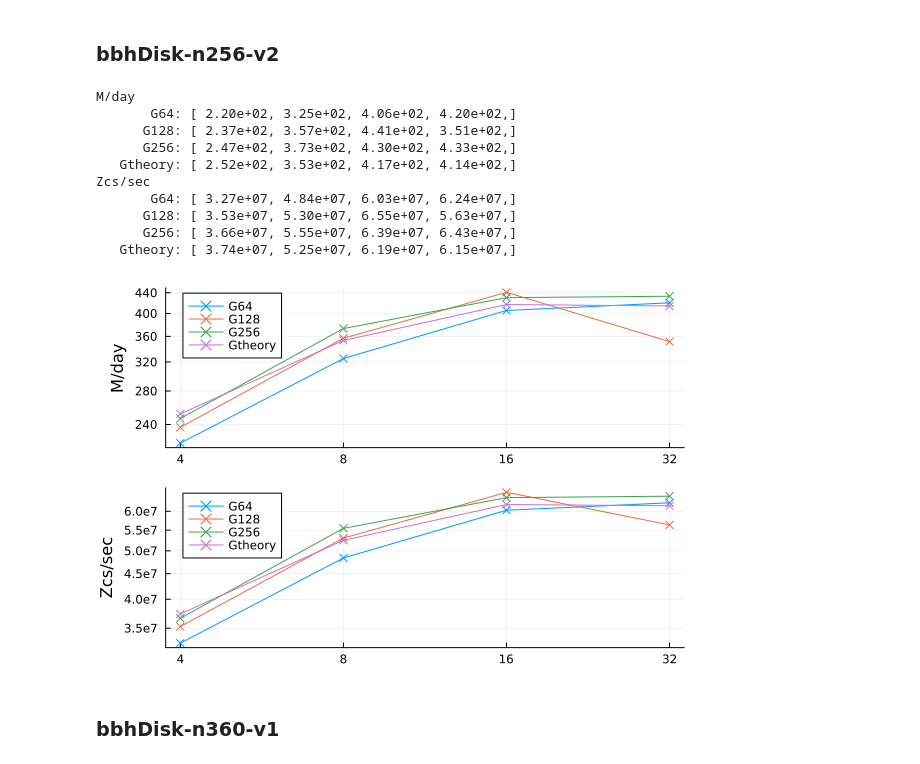
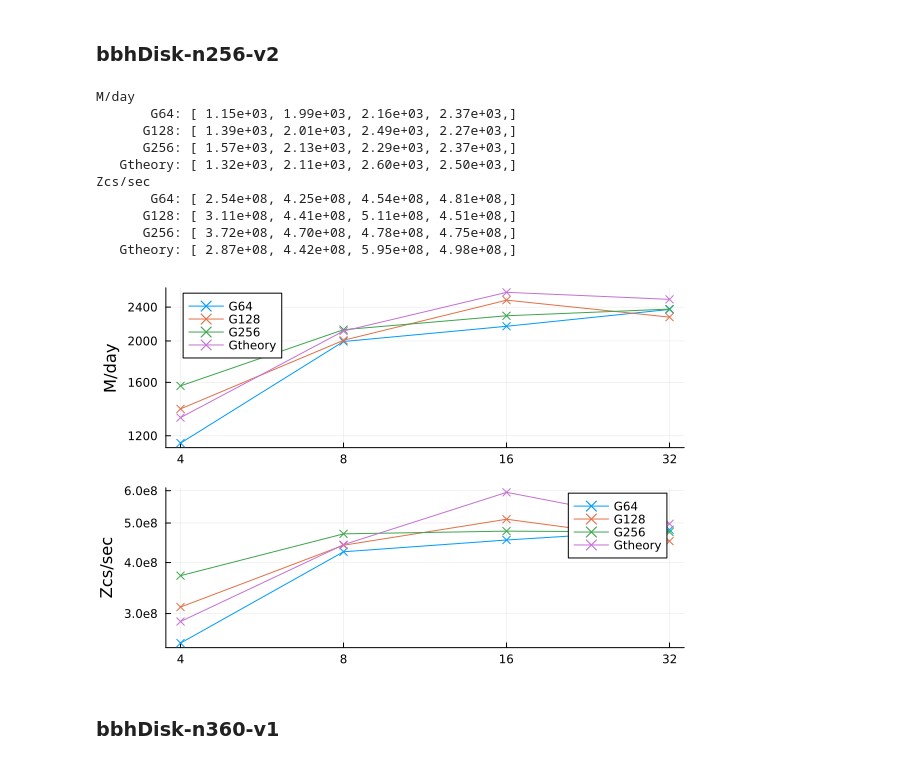
Before and after one commit to lwJi/ETK-Scaling-Tests, a Jupyter notebook: vista/ipynb/bbhDisk-Cowling-SC.ipynb, the cells around one changed output. Saved outputs shown, nothing was run; the diff lists cells and outputs as text; code cells hidden in the pictures.

Commit message:
vista: update bbhDisk-Cowling-SC.ipynb

```diff
--- a/vista/ipynb/bbhDisk-Cowling-SC.ipynb
+++ b/vista/ipynb/bbhDisk-Cowling-SC.ipynb
@@ -60,45 +60,45 @@ let patt_dirss = [
         ([
             (r"Cow_L12_G64-N\d+-MPI\d+_r0000", "G64"),
             (r"Cow_L12_G128-N\d+-MPI\d+_r0000", "G128"),
             (r"Cow_L12_G256-N\d+-MPI\d+_r0000", "G256"),
             (r"Cow_L12_Gtheory-N\d+-MPI\d+_r0000", "Gtheory"),
-        ], "../data/bbhDisk/bbhDisk-n256-v2", :xcross),
+        ], "../data/bbhDisk-SC/bbhDisk-n256-v2", :xcross),
     ]
 
     # Plot M/day
     plt1 = plot(ylabel="M/day", xscale=:log10, yscale=:log10)
     xs = [4, 8, 16, 32]
     xticks!(plt1, xs, [string(n) for n in xs])
-    ys = [240, 280, 320, 360, 400, 440]
+    ys = [1200, 1600, 2000, 2400]
     yticks!(plt1, ys, [string(n) for n in ys])
     println("M/day")
     Misc.plot_scaling(plt1, patt_dirss; option="TotalComputeTime", is_print_value=true)
 
     # Plot Zcs/sec
     plt2 = plot(ylabel="Zcs/sec", xscale=:log10, yscale=:log10)
     xs = [4, 8, 16, 32]
     xticks!(plt2, xs, [string(n) for n in xs])
-    ys = [3.5e7, 4e7, 4.5e7, 5e7, 5.5e7, 6e7]
+    ys = [3e8, 4e8, 5e8, 6e8]
     yticks!(plt2, ys, [string(n) for n in ys])
     println("Zcs/sec")
     Misc.plot_scaling(plt2, patt_dirss; option="ZcsPerSecond", is_print_value=true)
 
     # Sum
     plt = plot(plt1, plt2, layout=(2,1))
     display(plt)
 end
 # %% [output]
 M/day
-       G64: [ 2.20e+02, 3.25e+02, 4.06e+02, 4.20e+02,]
-      G128: [ 2.37e+02, 3.57e+02, 4.41e+02, 3.51e+02,]
-      G256: [ 2.47e+02, 3.73e+02, 4.30e+02, 4.33e+02,]
-   Gtheory: [ 2.52e+02, 3.53e+02, 4.17e+02, 4.14e+02,]
+       G64: [ 1.15e+03, 1.99e+03, 2.16e+03, 2.37e+03,]
+      G128: [ 1.39e+03, 2.01e+03, 2.49e+03, 2.27e+03,]
+      G256: [ 1.57e+03, 2.13e+03, 2.29e+03, 2.37e+03,]
+   Gtheory: [ 1.32e+03, 2.11e+03, 2.60e+03, 2.50e+03,]
 Zcs/sec
-       G64: [ 3.27e+07, 4.84e+07, 6.03e+07, 6.24e+07,]
-      G128: [ 3.53e+07, 5.30e+07, 6.55e+07, 5.63e+07,]
-      G256: [ 3.66e+07, 5.55e+07, 6.39e+07, 6.43e+07,]
-   Gtheory: [ 3.74e+07, 5.25e+07, 6.19e+07, 6.15e+07,]
+       G64: [ 2.54e+08, 4.25e+08, 4.54e+08, 4.81e+08,]
+      G128: [ 3.11e+08, 4.41e+08, 5.11e+08, 4.51e+08,]
+      G256: [ 3.72e+08, 4.70e+08, 4.78e+08, 4.75e+08,]
+   Gtheory: [ 2.87e+08, 4.42e+08, 5.95e+08, 4.98e+08,]
-[figure, old version]
+[figure, new version]
 # %% [markdown]
 ### bbhDisk-n360-v1
 # %%
```
Also changed, not shown: parts of 1 cell of this notebook.
